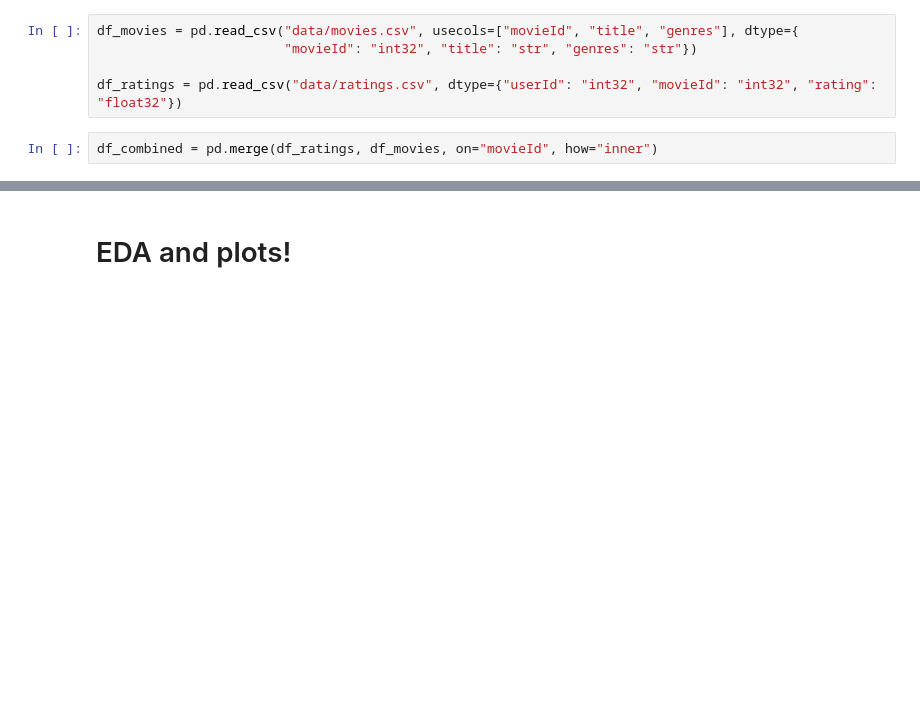
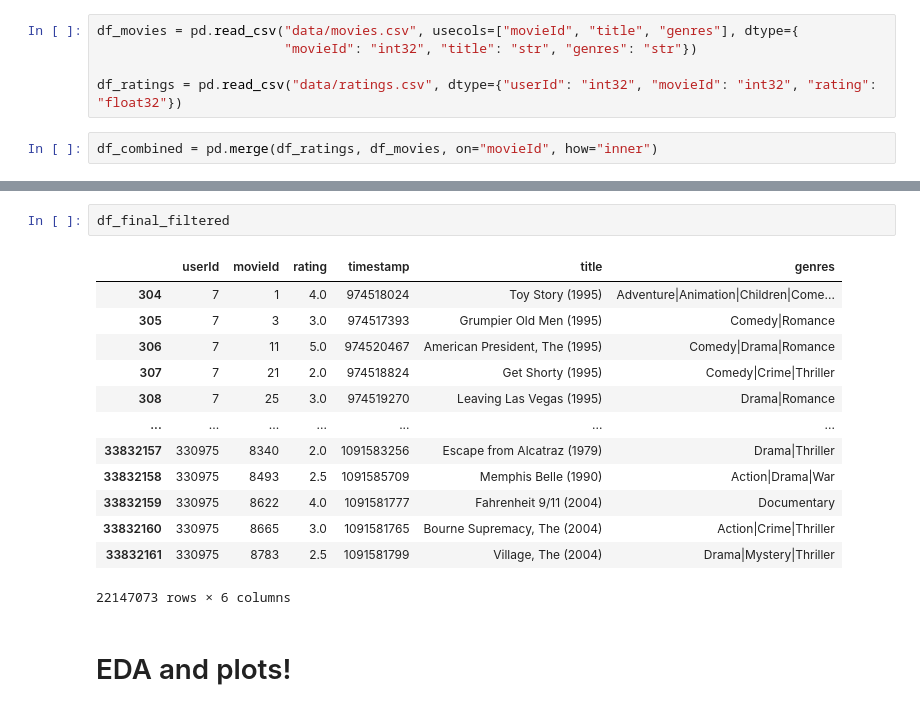
Before and after one commit to Lyceriuss/Python-Henrik-Pedersen-OPA2023, a Jupyter notebook: AI2-Lab1/Labb.ipynb, the cells around one changed output, grey strips where cells are left out. Cells and saved outputs as stored; diff of their text form; blank space fills up the shorter version.

```diff
--- a/AI2-Lab1/Labb.ipynb
+++ b/AI2-Lab1/Labb.ipynb
@@ -61,2 +70,18 @@ Need to filter the data first since the dataset is 900mb. Looking for different
+# %%
+df_final_filtered
+# %% [output]
+|  | userId | movieId | rating | timestamp | title | genres |
+| 304 | 7 | 1 | 4.0 | 974518024 | Toy Story (1995) | Adventure|Animation|Children|Come... |
+| 305 | 7 | 3 | 3.0 | 974517393 | Grumpier Old Men (1995) | Comedy|Romance |
+| 306 | 7 | 11 | 5.0 | 974520467 | American President, The (1995) | Comedy|Drama|Romance |
+| 307 | 7 | 21 | 2.0 | 974518824 | Get Shorty (1995) | Comedy|Crime|Thriller |
+| 308 | 7 | 25 | 3.0 | 974519270 | Leaving Las Vegas (1995) | Drama|Romance |
+| ... | ... | ... | ... | ... | ... | ... |
+| 33832157 | 330975 | 8340 | 2.0 | 1091583256 | Escape from Alcatraz (1979) | Drama|Thriller |
+| 33832158 | 330975 | 8493 | 2.5 | 1091585709 | Memphis Belle (1990) | Action|Drama|War |
+| 33832159 | 330975 | 8622 | 4.0 | 1091581777 | Fahrenheit 9/11 (2004) | Documentary |
+| 33832160 | 330975 | 8665 | 3.0 | 1091581765 | Bourne Supremacy, The (2004) | Action|Crime|Thriller |
+| 33832161 | 330975 | 8783 | 2.5 | 1091581799 | Village, The (2004) | Drama|Mystery|Thriller |
+22147073 rows × 6 columns
 # %% [markdown]
 # EDA and plots!
```
Also changed, not shown: parts of 37 cells of this notebook.
